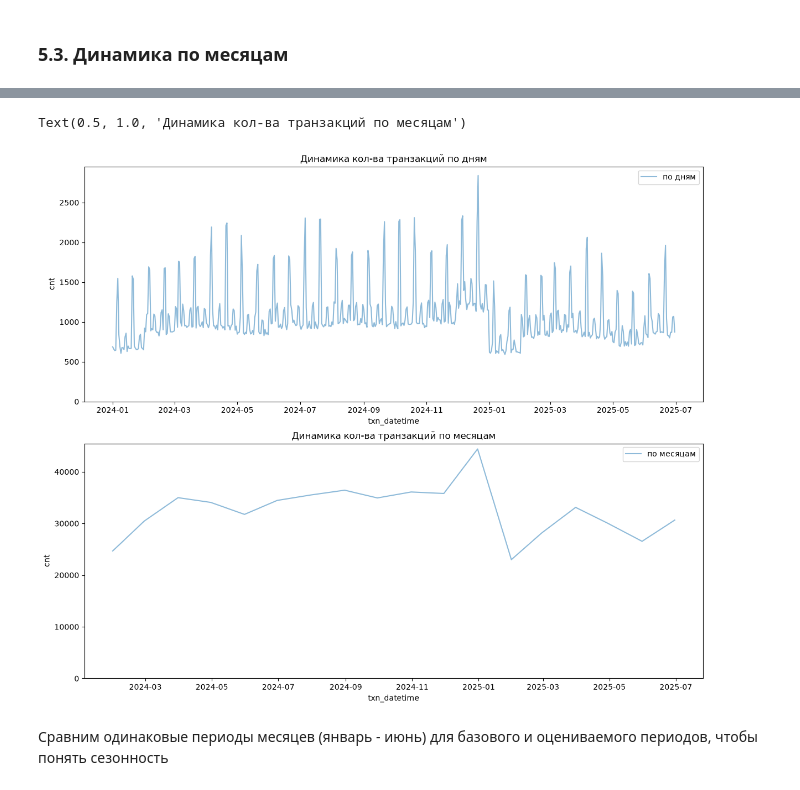
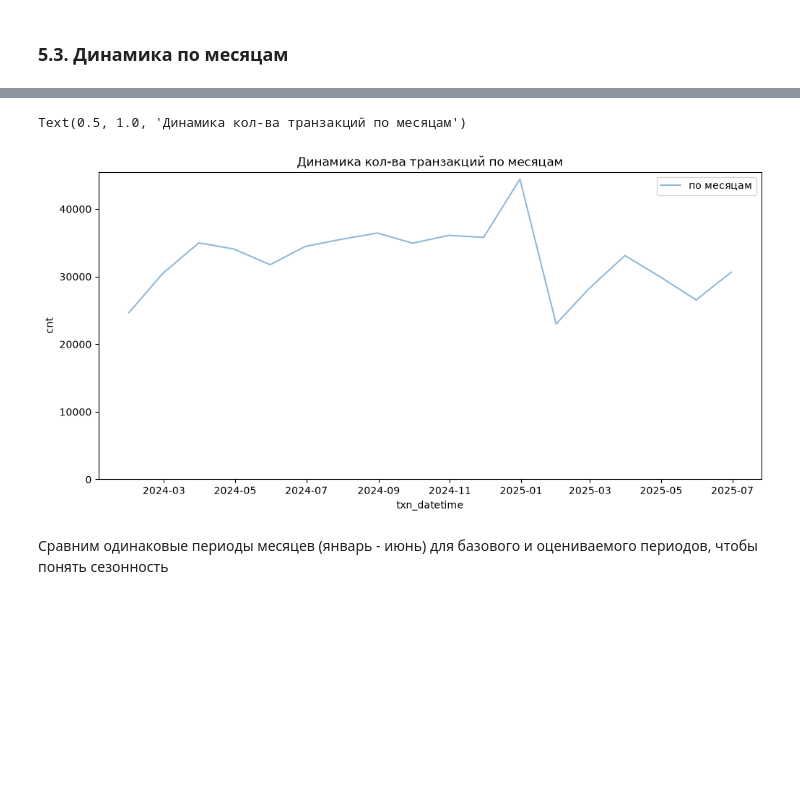
Before and after one commit to mashamis/Mischenko_Maria_Lab1, a Jupyter notebook: 01_analysis.ipynb, the cells around one changed output, grey strips where cells are left out. Drawn from its saved outputs; the diff is of its cells as text; code cells hidden in the pictures; blank space fills up the shorter version.

```diff
--- a/01_analysis.ipynb
+++ b/01_analysis.ipynb
@@ -1415,3 +1407,21 @@ transactions_final[CATEGORICAL_COLS_TXN].describe().T
 Выводы:
 # %% [markdown]
 ### 5.3. Динамика по месяцам
+# %%
+# функция для конверсии валют
+def convert_to_rub(row):
+    rates = {
+        "USD": 96.5,
+        "EUR": 101.5,
+        "RUB": 1.0,
+    }
+    amount = row["amount"]
+    currency = row["currency"]
+    rate = rates.get(currency)
+    if rate is not None:
+        return amount * rate
+    else:
+        return None
+
+full_table["amount_rub"] = full_table.apply(convert_to_rub, axis=1)
+full_table.head()
@@ -1418,26 +1435,18 @@ transactions_final[CATEGORICAL_COLS_TXN].describe().T
 # %%
 # 1. общая динамика по всему периоду
-daily = (full_table.set_index("txn_datetime")["amount"]
-        .resample("D").agg(["sum", "count"])
-        .rename(columns={"sum": "total", "count": "cnt"})
-        .reset_index())
-
-monthly = (full_table.set_index("txn_datetime")["amount"]
+monthly = (full_table.set_index("txn_datetime")["amount_rub"]
           .resample("ME").agg(["sum", "count"])
           .rename(columns={"sum": "total", "count": "cnt"})
           .reset_index())
 
-fig, axes = plt.subplots(2, 1, figsize=(12, 10), layout="constrained")
-sns.lineplot(data=daily, x="txn_datetime", y="cnt", ax=axes[0], alpha=0.5, label="по дням")
-sns.lineplot(data=monthly, x = "txn_datetime", y="cnt", ax=axes[1],  alpha=0.5, label="по месяцам")
+fig, ax = plt.subplots(figsize=(10, 5), layout="constrained")
+sns.lineplot(data=monthly, x = "txn_datetime", y="cnt", ax=ax,  alpha=0.5, label="по месяцам")
 
-axes[0].set_ylim(0, None)
-axes[1].set_ylim(0, None)
-axes[0].set_title("Динамика кол-ва транзакций по дням")
-axes[1].set_title("Динамика кол-ва транзакций по месяцам")
+ax.set_ylim(0, None)
+ax.set_title("Динамика кол-ва транзакций по месяцам")
 # %% [output]
 Text(0.5, 1.0, 'Динамика кол-ва транзакций по месяцам')
-[figure, old version]
+[figure, new version]
 # %% [markdown]
 Сравним одинаковые периоды месяцев (январь - июнь) для базового и оцениваемого периодов, чтобы понять сезонность
 # %%
```
Also changed, not shown: parts of 32 cells of this notebook.
